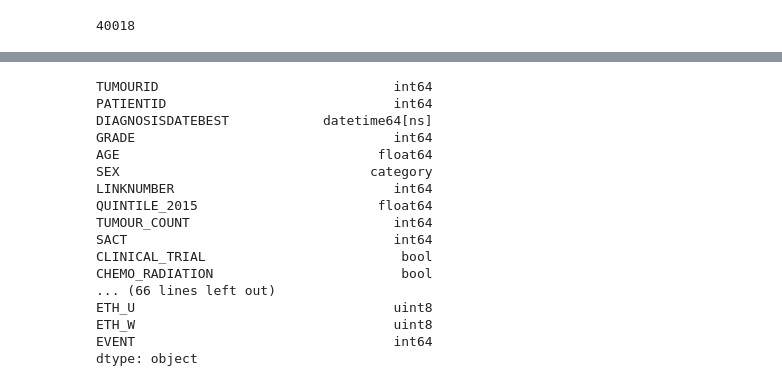
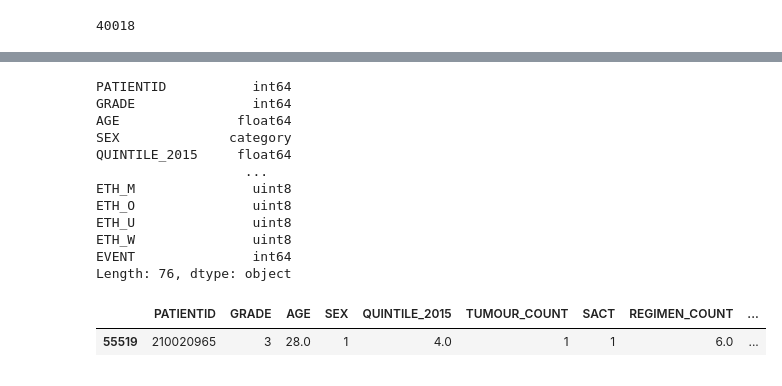
Before and after one commit to dkaizhang/federated-survival, a Jupyter notebook: preprocess.ipynb, the cells around one changed output, grey strips where cells are left out. Drawn from its saved outputs; the diff is of its cells as text; code cells hidden in the pictures.

```diff
--- a/preprocess.ipynb
+++ b/preprocess.ipynb
@@ -260,21 +226,21 @@ to_csv(df, './Data/data.csv', index=False)
 # %%
-pd.set_option('display.max_rows', None)
+# pd.set_option('display.max_rows', None)
 df.dtypes
 # %% [output]
-TUMOURID                              int64
-PATIENTID                             int64
-DIAGNOSISDATEBEST            datetime64[ns]
-GRADE                                 int64
-AGE                                 float64
-SEX                                category
-LINKNUMBER                            int64
-QUINTILE_2015                       float64
-TUMOUR_COUNT                          int64
-SACT                                  int64
-CLINICAL_TRIAL                         bool
-CHEMO_RADIATION                        bool
-... (66 lines left out)
-ETH_U                                 uint8
-ETH_W                                 uint8
-EVENT                                 int64
-dtype: object
+PATIENTID           int64
+GRADE               int64
+AGE               float64
+SEX              category
+QUINTILE_2015     float64
+                   ...
+ETH_M               uint8
+ETH_O               uint8
+ETH_U               uint8
+ETH_W               uint8
+EVENT               int64
+Length: 76, dtype: object
+# %%
+df.loc[df.PATIENTID == 210020965]
+# %% [output]
+|  | PATIENTID | GRADE | AGE | SEX | QUINTILE_2015 | TUMOUR_COUNT | SACT | REGIMEN_COUNT | ... |
+| 55519 | 210020965 | 3 | 28.0 | 1 | 4.0 | 1 | 1 | 6.0 | ... |
```
Also changed, not shown: parts of 11 cells of this notebook.
